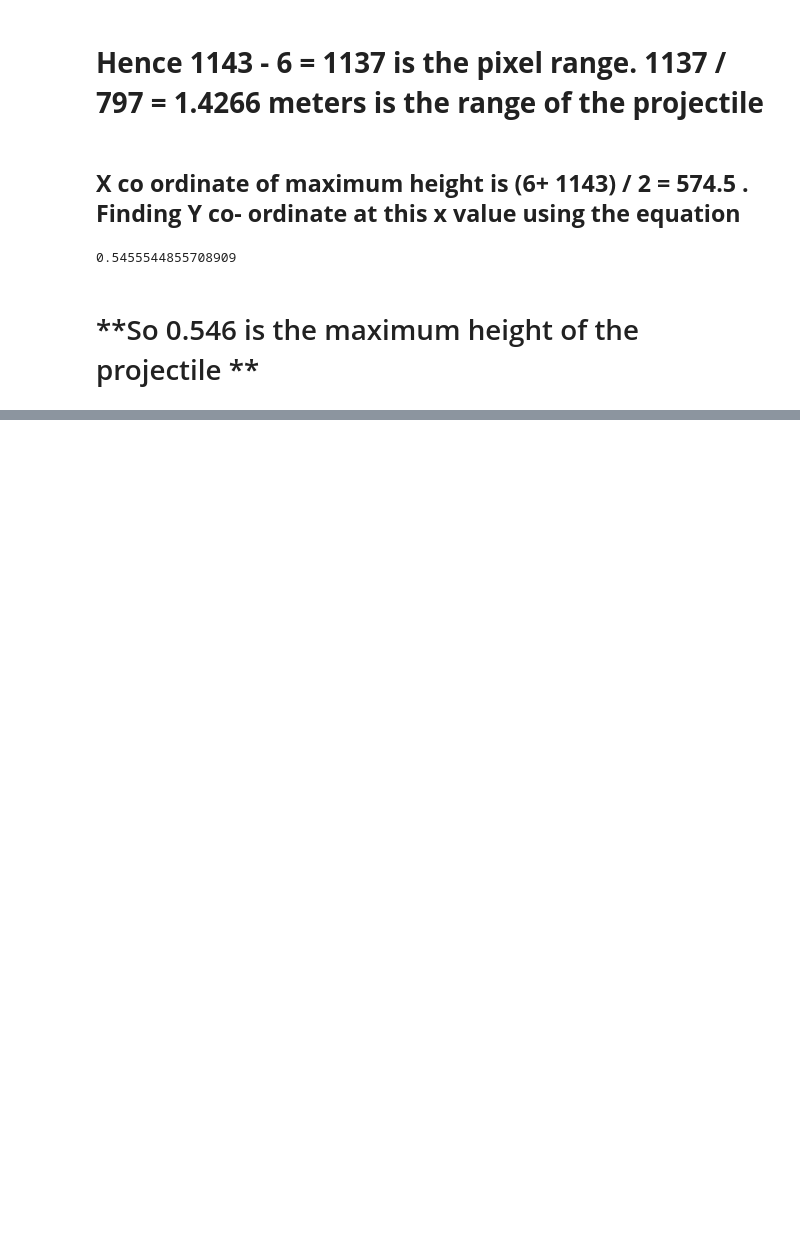
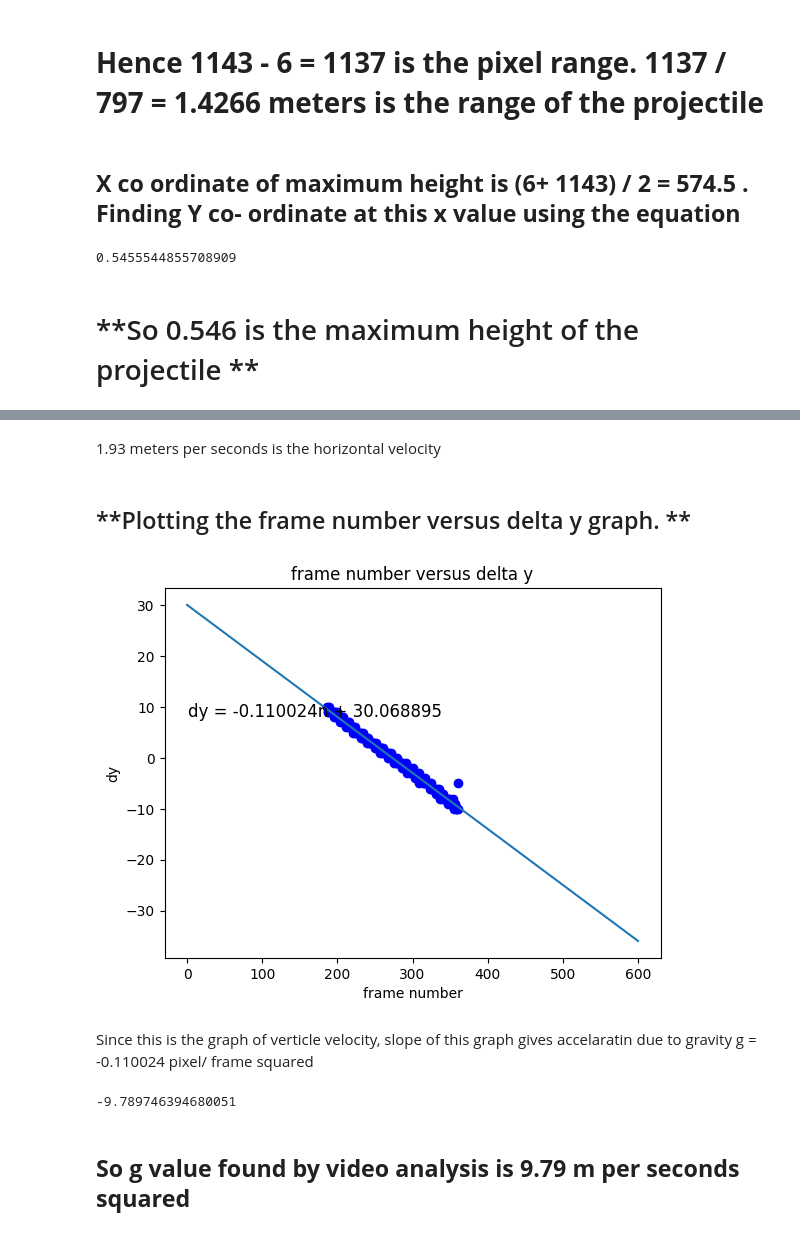
Before and after one commit to gopinath-github99/projectile_analysis_exam, a Jupyter notebook: projectile_analysis.ipynb, the cells around one changed output, grey strips where cells are left out. Cells and saved outputs as stored; diff of their text form; code cells hidden in the pictures; blank space fills up the shorter version.

```diff
--- a/projectile_analysis.ipynb
+++ b/projectile_analysis.ipynb
@@ -330,0 +366,39 @@ plt.show()
+# %% [markdown]
+1.93 meters per seconds is the horizontal velocity
+# %% [markdown]
+## **Plotting the frame number versus delta y graph. **
+# %%
+# Fit a linear regression line to the coordinates
+coefficients = np.polyfit(frame_nos[:-1], delta_y, 1)
+m, b = coefficients
+
+# Generate x values for the plot
+n = np.linspace(0, 600, 100)
+
+# Calculate y values based on the linear equation
+dy = m * n + b
+
+# Plot the linear graph
+plt.plot(n, dy, label='Linear Graph')
+
+# Plot the original coordinates
+plt.scatter(frame_nos[:-1], delta_y, color='blue', label='Coordinates')
+
+# Print the equation on the graph
+equation = f"dy = {m:.6f}n + {b:.6f}"
+plt.text(1, 8, equation, fontsize=12)
+
+plt.xlabel('frame number')
+plt.ylabel('dy')
+plt.title('frame number versus delta y')
+plt.show()
+# %% [output]
+[figure, added]
+# %% [markdown]
+Since this is the graph of verticle velocity, slope of this graph gives accelaratin due to gravity g = -0.110024 pixel/ frame squared
+# %%
+(-0.110024 / 797 ) / (1/(266.3 * 266.3))
+# %% [output]
+-9.789746394680051
+# %% [markdown]
+## **So g value found by video analysis is 9.79 m per seconds squared**
```
Also changed, not shown: parts of 4 cells of this notebook.
